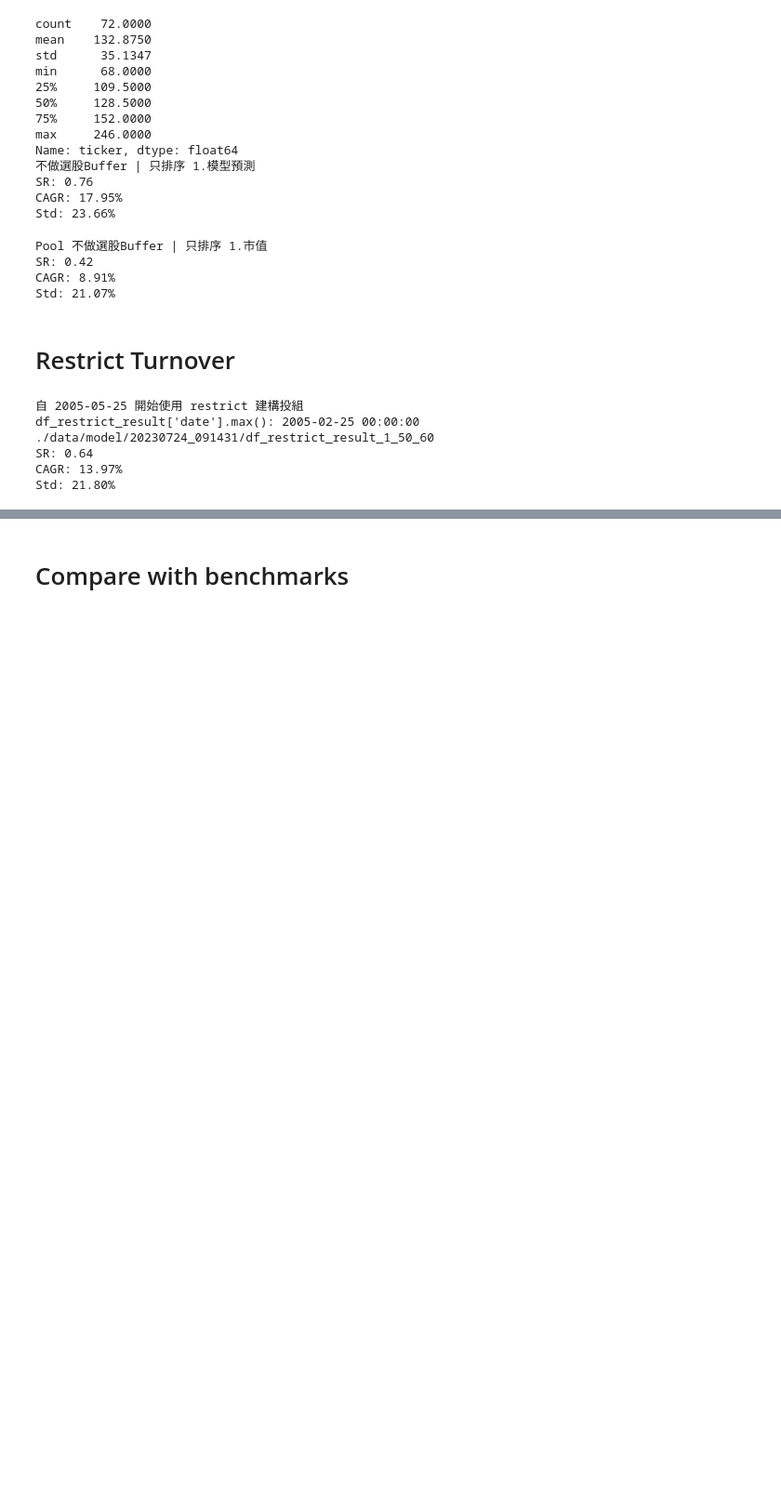
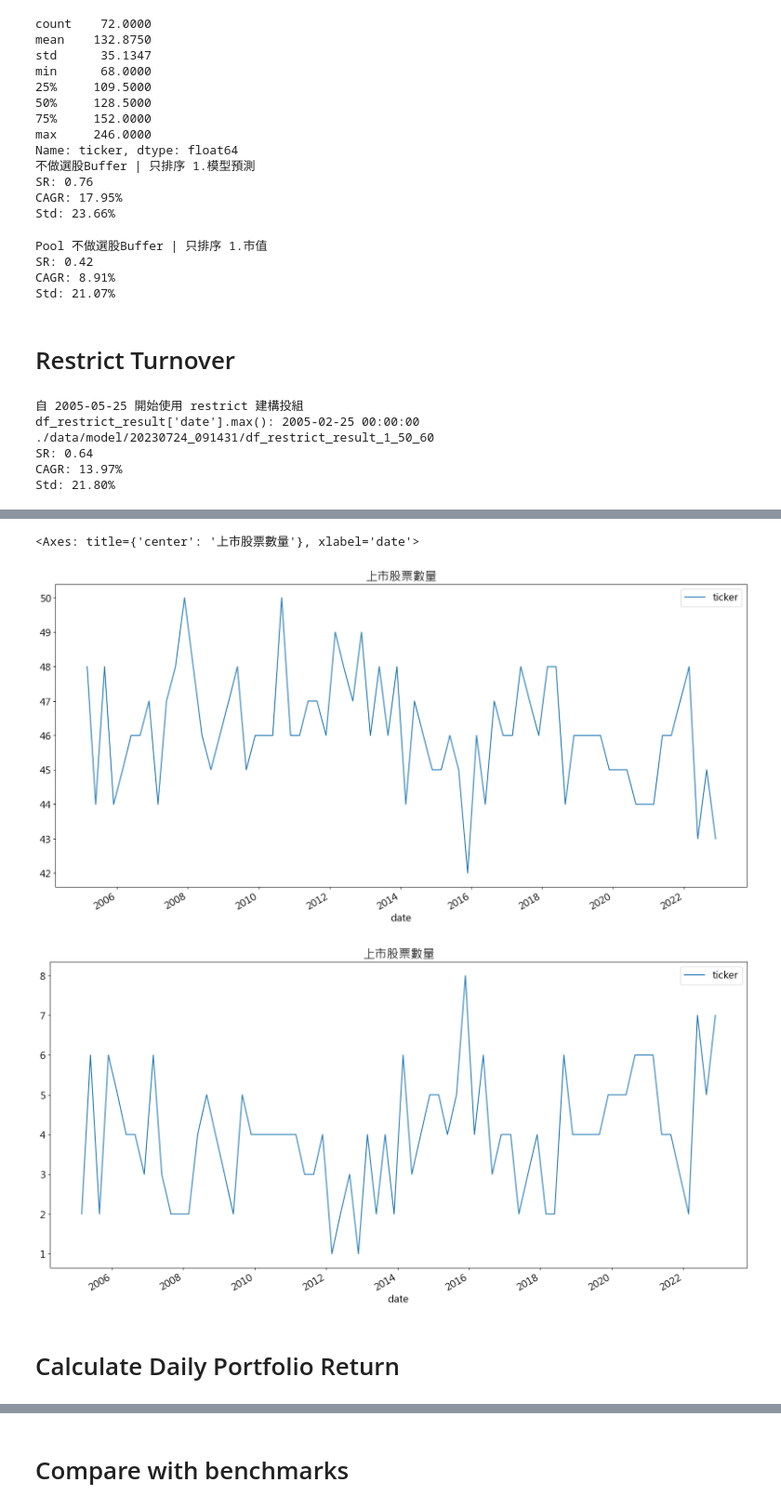
Before and after one commit to vayvay0993/hidiv, a Jupyter notebook: main_04_select_data.ipynb, the cells around one changed output, grey strips where cells are left out. Shown at 93% size. Saved outputs shown, nothing was run; the diff lists cells and outputs as text; code cells hidden in the pictures; blank space fills up the shorter version.

```diff
--- a/main_04_select_data.ipynb
+++ b/main_04_select_data.ipynb
@@ -471,0 +505,9 @@ Std: 21.80%
+# %%
+df_listed_market[df_listed_market['上市上櫃'] == '1'].plot(x='date', y='ticker', kind='line', title='上市股票數量', figsize=(20, 10))
+df_listed_market[df_listed_market['上市上櫃'] == '2'].plot(x='date', y='ticker', kind='line', title='上市股票數量', figsize=(20, 10))
+# %% [output]
+<Axes: title={'center': '上市股票數量'}, xlabel='date'>
+[figure, added]
+[figure, added]
+# %% [markdown]
+# Calculate Daily Portfolio Return
```
Also changed, not shown: parts of 48 cells of this notebook, 3 other files.
